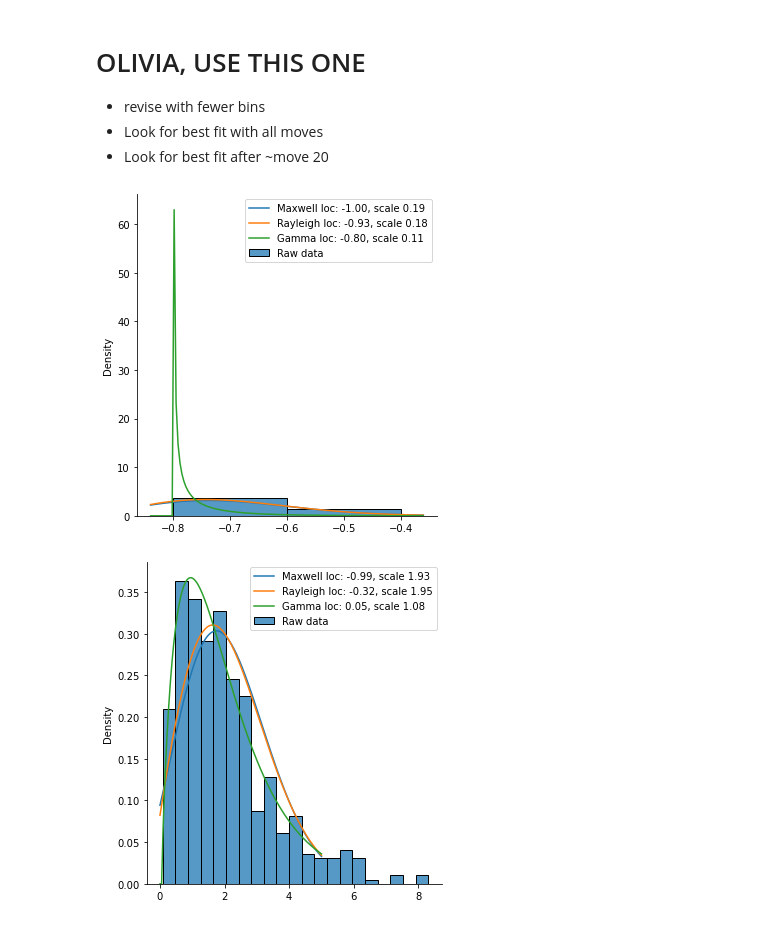
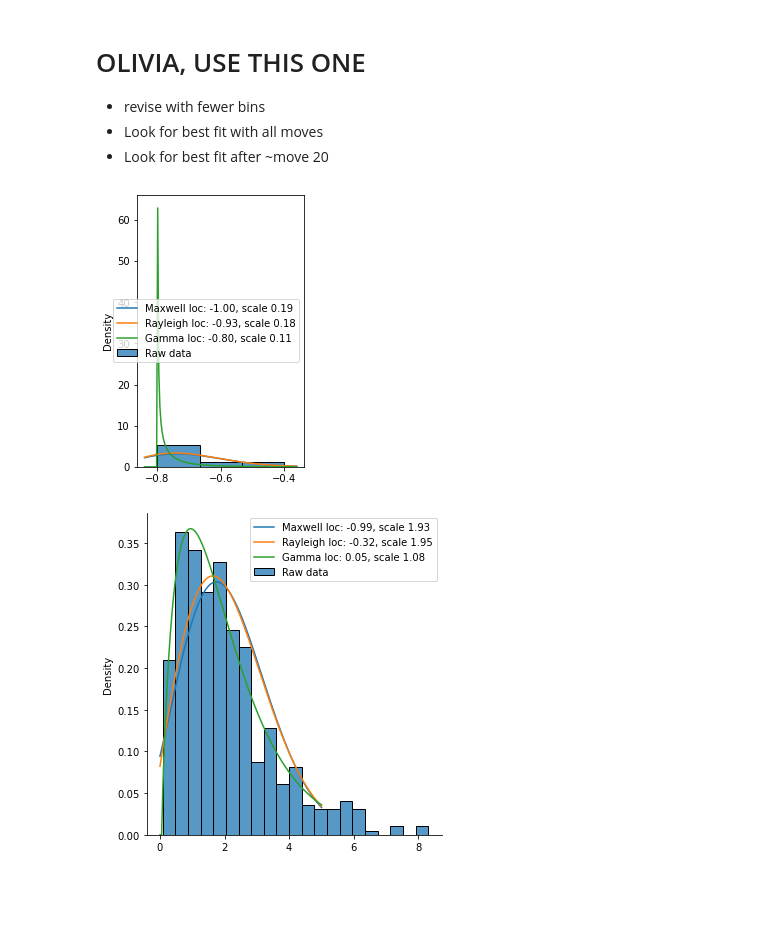
Before and after one commit to mglerner/IntroToStatMechAndThermal, a Jupyter notebook: OtherCoding/FittingWithOlivia.ipynb, the cells around one changed output. Cells and saved outputs as stored; diff of their text form; code cells hidden in the pictures; blank space fills up the shorter version.

Commit message:
switch to histplot so can use figsize

```diff
--- a/OtherCoding/FittingWithOlivia.ipynb
+++ b/OtherCoding/FittingWithOlivia.ipynb
@@ -69,16 +69,20 @@ And now we can try it on some data that does not come from a maxwell distributio
 * Look for best fit with all moves
 * Look for best fit after ~move 20
 # %%
-def fit_and_plot(samples,bins=None):
+def fit_and_plot(samples,bins=None,figsize=None):
     spread = max(samples) - min(samples)
+    if figsize is None:
+        figsize = (8,8)
+    fig, ax = plt.subplots(figsize=figsize)
     x = np.linspace(min(samples)-0.1*spread, max(samples)+0.1*spread,len(samples))
     dists = {'Maxwell':stats.maxwell,
             'Rayleigh':stats.rayleigh,
             'Gamma':stats.gamma,}
     #plt.hist(samples,density=True,bins=3)
     if bins is not None:
-        sns.displot(samples,label='Raw data',kind='hist',
+        sns.histplot(data=samples,label='Raw data',#kind='hist',
                     stat='density',
+                    ax=ax,
                    bins=bins) #stat = density norms the bars correctly
     else:
         sns.displot(samples,label='Raw data',kind='hist',
@@ -98,14 +102,14 @@ def fit_and_plot(samples,bins=None):
 # %%
 other_data = []
 for i in range(100):
     other_data.append(-0.8)
 for i in range(20):
     other_data.append(-0.6)
 for i in range(20):
     other_data.append(-0.4)
-fit_and_plot(other_data,bins=2)
+fit_and_plot(other_data,bins=3,figsize=(3,5))
 # %% [output]
-[figure, old version]
+[figure, new version]
 # %%
 samples_tricky = stats.gamma.rvs(a=2,size=500)
 fit_and_plot(x,samples_tricky)
```
Also changed, not shown: parts of 2 cells of this notebook.
